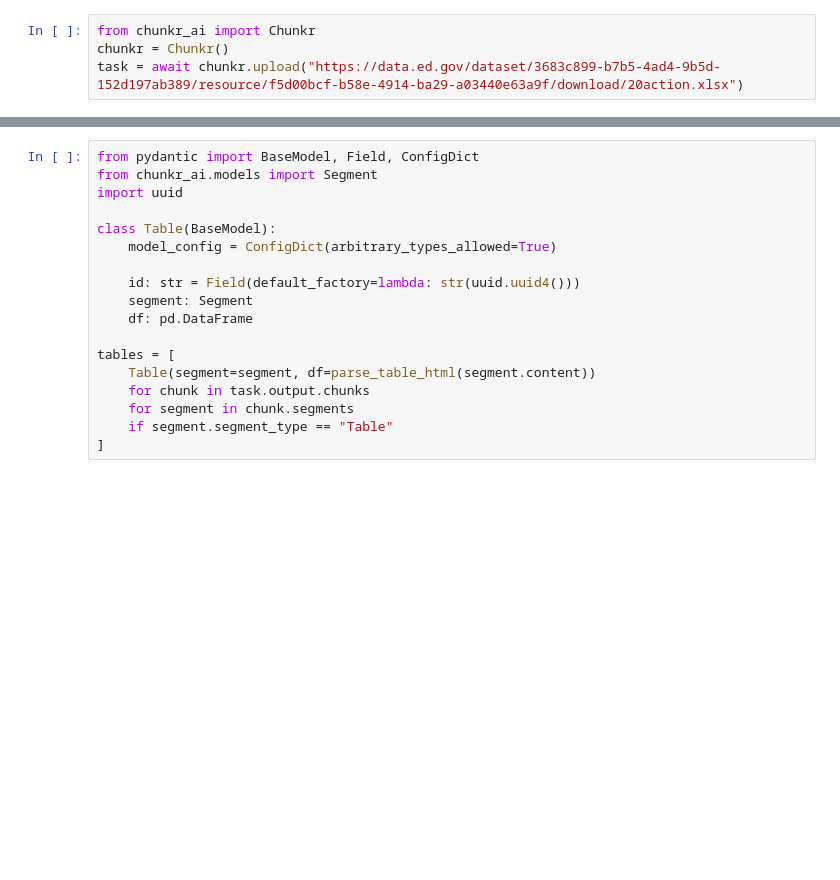
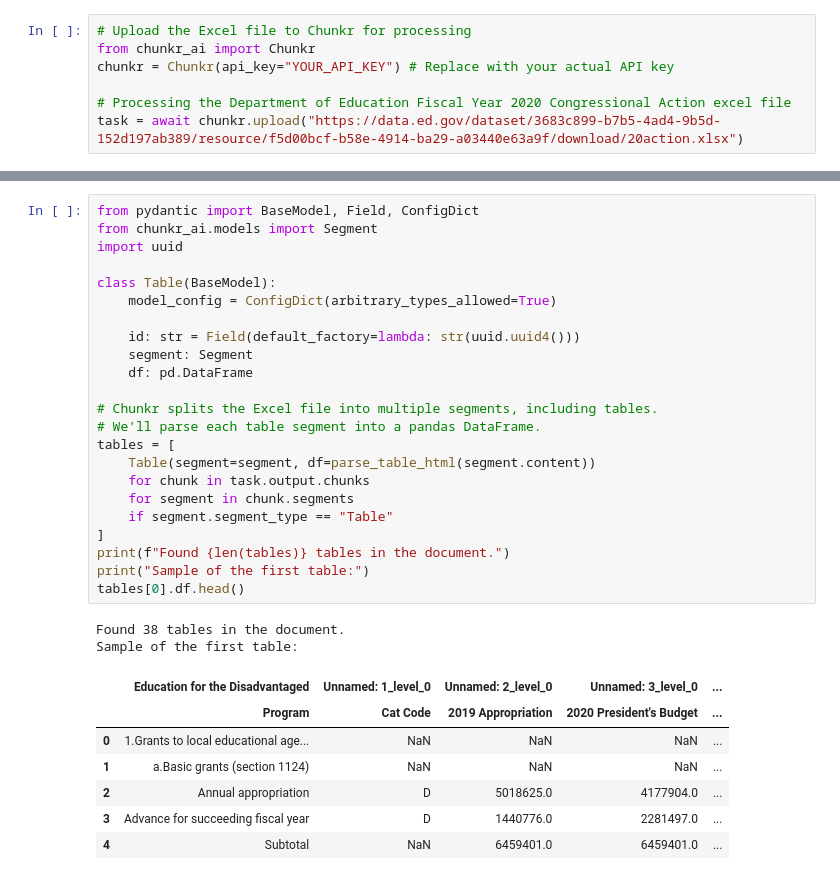
Before and after one commit to lumina-ai-inc/chunkr-examples, a Jupyter notebook: examples/chunkr_excel_dashboard_demo.ipynb, the cells around one changed output, grey strips where cells are left out. Drawn from its saved outputs; the diff is of its cells as text; blank space fills up the shorter version.

```diff
--- a/examples/chunkr_excel_dashboard_demo.ipynb
+++ b/examples/chunkr_excel_dashboard_demo.ipynb
@@ -21,5 +25,8 @@ Requirement already satisfied: sniffio>=1.1 in /media/akhilesh/data2/Chunkr/repo
 Note: you may need to restart the kernel to use updated packages.
 # %%
+# Upload the Excel file to Chunkr for processing
 from chunkr_ai import Chunkr
-chunkr = Chunkr()
+chunkr = Chunkr(api_key="YOUR_API_KEY") # Replace with your actual API key
+
+# Processing the Department of Education Fiscal Year 2020 Congressional Action excel file
 task = await chunkr.upload("https://data.ed.gov/dataset/3683c899-b7b5-4ad4-9b5d-152d197ab389/resource/f5d00bcf-b58e-4914-ba29-a03440e63a9f/download/20action.xlsx")
@@ -46,19 +57,34 @@ def parse_table_html(html_content):
 # %%
 from pydantic import BaseModel, Field, ConfigDict
 from chunkr_ai.models import Segment
 import uuid
 
 class Table(BaseModel):
     model_config = ConfigDict(arbitrary_types_allowed=True)
 
     id: str = Field(default_factory=lambda: str(uuid.uuid4()))
     segment: Segment
     df: pd.DataFrame
 
+# Chunkr splits the Excel file into multiple segments, including tables.
+# We'll parse each table segment into a pandas DataFrame.
 tables = [
     Table(segment=segment, df=parse_table_html(segment.content))
     for chunk in task.output.chunks
     for segment in chunk.segments
     if segment.segment_type == "Table"
 ]
+print(f"Found {len(tables)} tables in the document.")
+print("Sample of the first table:")
+tables[0].df.head()
+# %% [output]
+Found 38 tables in the document.
+Sample of the first table:
+|  | Education for the Disadvantaged | Unnamed: 1_level_0 | Unnamed: 2_level_0 | Unnamed: 3_level_0 | ... |
+|  | Program | Cat Code | 2019 Appropriation | 2020 President's Budget | ... |
+| 0 | 1.Grants to local educational age... | NaN | NaN | NaN | ... |
+| 1 | a.Basic grants (section 1124) | NaN | NaN | NaN | ... |
+| 2 | Annual appropriation | D | 5018625.0 | 4177904.0 | ... |
+| 3 | Advance for succeeding fiscal year | D | 1440776.0 | 2281497.0 | ... |
+| 4 | Subtotal | NaN | 6459401.0 | 6459401.0 | ... |
 # %%
```
Also changed, not shown: parts of 5 cells of this notebook.
